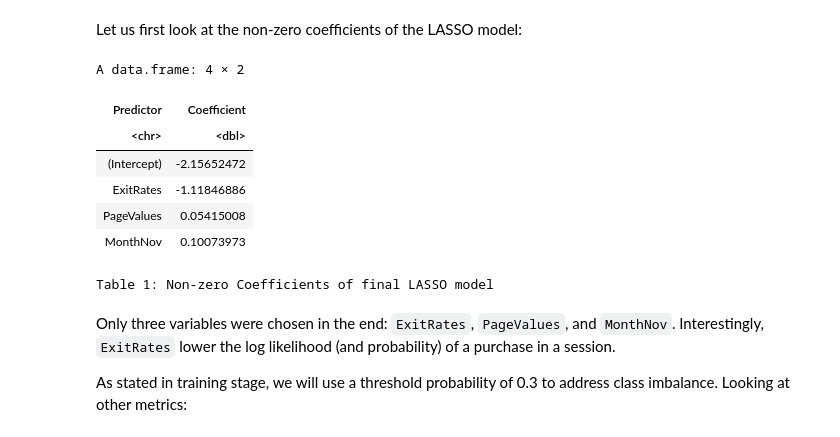
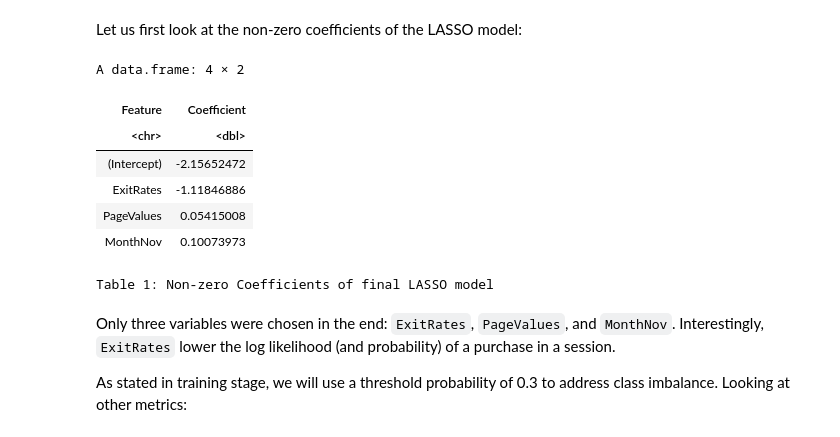
Before and after one commit to schan26/stat301-project, a Jupyter notebook: stat301_code.ipynb, the cells around one changed output. Saved outputs shown, nothing was run; the diff lists cells and outputs as text; code cells hidden in the pictures.

```diff
--- a/stat301_code.ipynb
+++ b/stat301_code.ipynb
@@ -659,16 +659,17 @@ As noted in EDA, since the classes are highly imbalanced, we will use AUC as the
 # %% [markdown]
 Let us first look at the non-zero coefficients of the LASSO model:
 # %%
+# Obtaining the coefficients
 coef <- coef(final_lasso)
 
-coef_df <- data.frame(Predictor = rownames(coef),
+coef_df <- data.frame(Feature = rownames(coef),
                       Coefficient = as.numeric(coef))
 
 coef_df %>% filter(Coefficient != 0)
 cat("Table 1: Non-zero Coefficients of final LASSO model")
 # %% [output]
 A data.frame: 4 × 2
-| Predictor | Coefficient |
+| Feature | Coefficient |
 | <chr> | <dbl> |
 | (Intercept) | -2.15652472 |
 | ExitRates | -1.11846886 |
```
